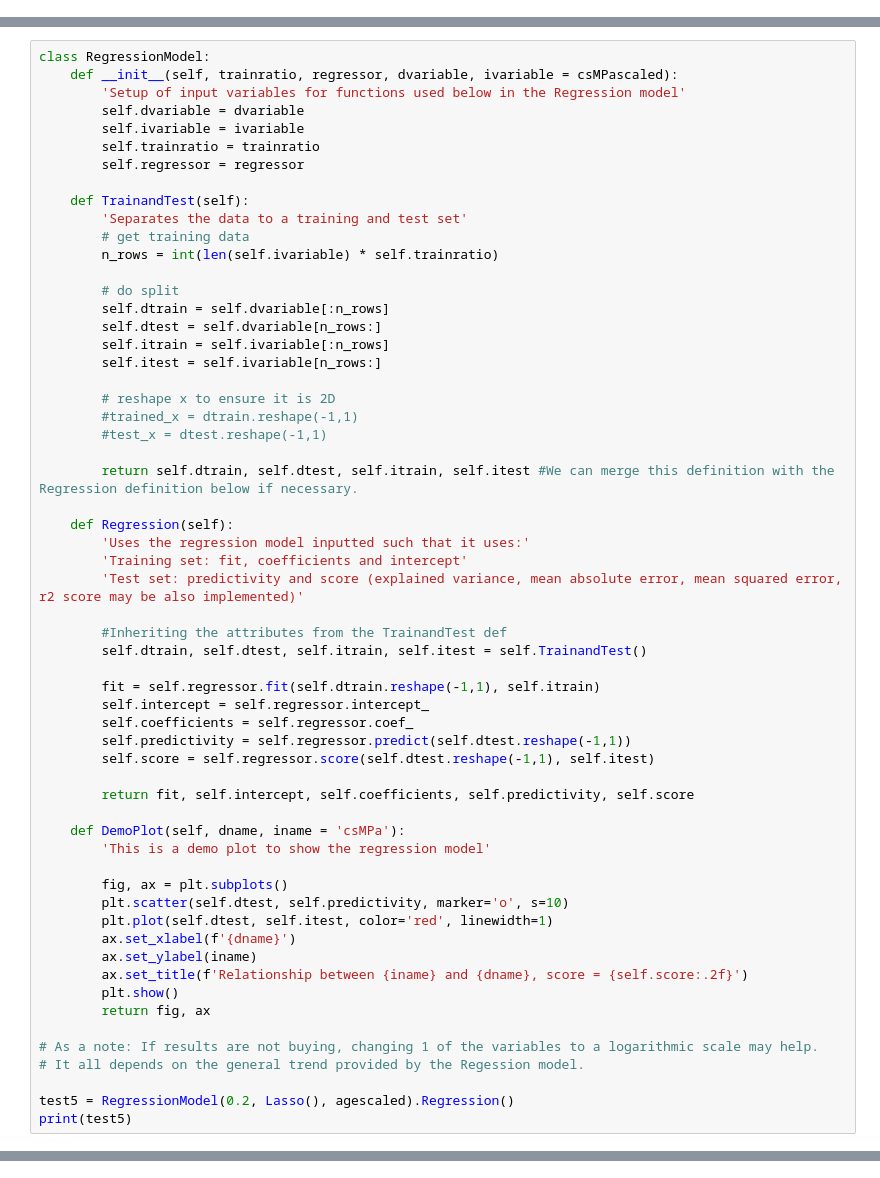
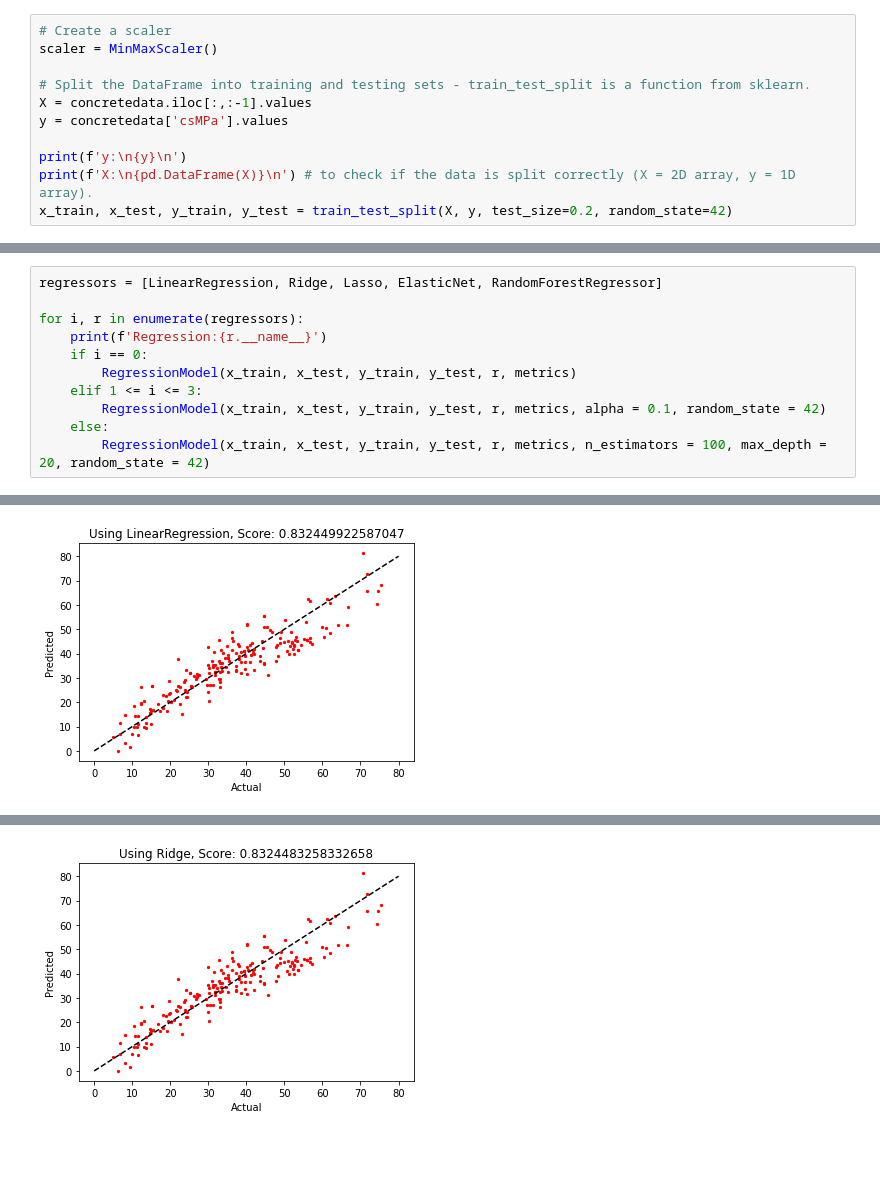
Before and after one commit to ryannduma/Concrete-Coding-Challenge, a Jupyter notebook: Computing challenge draft Mervyn.ipynb, the cells around one changed output, grey strips where cells are left out. Drawn from its saved outputs; the diff is of its cells as text; blank space fills up the shorter version.

Commit message:
Add files via upload
Updated code 26/12/2023. Pre-processing adjusted and amended the regression model to make all regression work. Let me know if there's an issue or anything to talk about :)

```diff
--- a/Computing challenge draft Mervyn.ipynb
+++ b/Computing challenge draft Mervyn.ipynb
@@ -66,0 +144,11 @@ Extra: I have made a simple plot to help understand the scaling - it will range
+# %%
+# Create a scaler
+scaler = MinMaxScaler()
+
+# Split the DataFrame into training and testing sets - train_test_split is a function from sklearn.
+X = concretedata.iloc[:,:-1].values
+y = concretedata['csMPa'].values
+
+print(f'y:\n{y}\n')
+print(f'X:\n{pd.DataFrame(X)}\n') # to check if the data is split correctly (X = 2D array, y = 1D array).
+x_train, x_test, y_train, y_test = train_test_split(X, y, test_size=0.2, random_state=42)
@@ -131,60 +211,12 @@ To Note: The original x and y data (x and y) will be saved for future reference
 # %%
-class RegressionModel:
-    def __init__(self, trainratio, regressor, dvariable, ivariable = csMPascaled):
-        'Setup of input variables for functions used below in the Regression model'
-        self.dvariable = dvariable
-        self.ivariable = ivariable
-        self.trainratio = trainratio
-        self.regressor = regressor
+regressors = [LinearRegression, Ridge, Lasso, ElasticNet, RandomForestRegressor]
 
-    def TrainandTest(self):
-        'Separates the data to a training and test set'
-        # get training data
-        n_rows = int(len(self.ivariable) * self.trainratio)
-
-        # do split
-        self.dtrain = self.dvariable[:n_rows]
-        self.dtest = self.dvariable[n_rows:]
-        self.itrain = self.ivariable[:n_rows]
-        self.itest = self.ivariable[n_rows:]
-
-        # reshape x to ensure it is 2D
-        #trained_x = dtrain.reshape(-1,1)
-        #test_x = dtest.reshape(-1,1)
-
-        return self.dtrain, self.dtest, self.itrain, self.itest #We can merge this definition with the Regression definition below if necessary.
-
-    def Regression(self):
-        'Uses the regression model inputted such that it uses:'
-        'Training set: fit, coefficients and intercept'
-        'Test set: predictivity and score (explained variance, mean absolute error, mean squared error, r2 score may be also implemented)'
-
-        #Inheriting the attributes from the TrainandTest def
-        self.dtrain, self.dtest, self.itrain, self.itest = self.TrainandTest()
-
-        fit = self.regressor.fit(self.dtrain.reshape(-1,1), self.itrain)
-        self.intercept = self.regressor.intercept_
-        self.coefficients = self.regressor.coef_
-        self.predictivity = self.regressor.predict(self.dtest.reshape(-1,1))
-        self.score = self.regressor.score(self.dtest.reshape(-1,1), self.itest)
-
-        return fit, self.intercept, self.coefficients, self.predictivity, self.score
-
-    def DemoPlot(self, dname, iname = 'csMPa'):
-        'This is a demo plot to show the regression model'
-
-        fig, ax = plt.subplots()
-        plt.scatter(self.dtest, self.predictivity, marker='o', s=10)
-        plt.plot(self.dtest, self.itest, color='red', linewidth=1)
-        ax.set_xlabel(f'{dname}')
-        ax.set_ylabel(iname)
-        ax.set_title(f'Relationship between {iname} and {dname}, score = {self.score:.2f}')
-        plt.show()
-        return fig, ax
-
-# As a note: If results are not buying, changing 1 of the variables to a logarithmic scale may help.
-# It all depends on the general trend provided by the Regession model.
-
-test5 = RegressionModel(0.2, Lasso(), agescaled).Regression()
-print(test5)
+for i, r in enumerate(regressors):
+    print(f'Regression:{r.__name__}')
+    if i == 0:
+        RegressionModel(x_train, x_test, y_train, y_test, r, metrics)
+    elif 1 <= i <= 3:
+        RegressionModel(x_train, x_test, y_train, y_test, r, metrics, alpha = 0.1, random_state = 42)
+    else:
+        RegressionModel(x_train, x_test, y_train, y_test, r, metrics, n_estimators = 100, max_depth = 20, random_state = 42)
 # %% [output]
@@ -207,0 +230 @@ print(test5)
+[figure, added]
@@ -207,0 +238 @@ print(test5)
+[figure, added]
```
Also changed, not shown: parts of 14 cells of this notebook.
